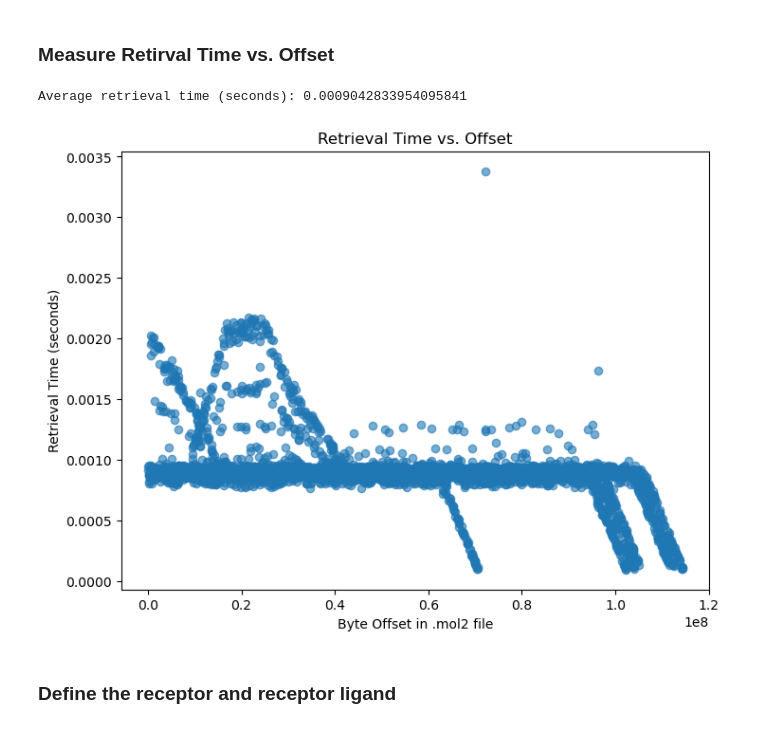
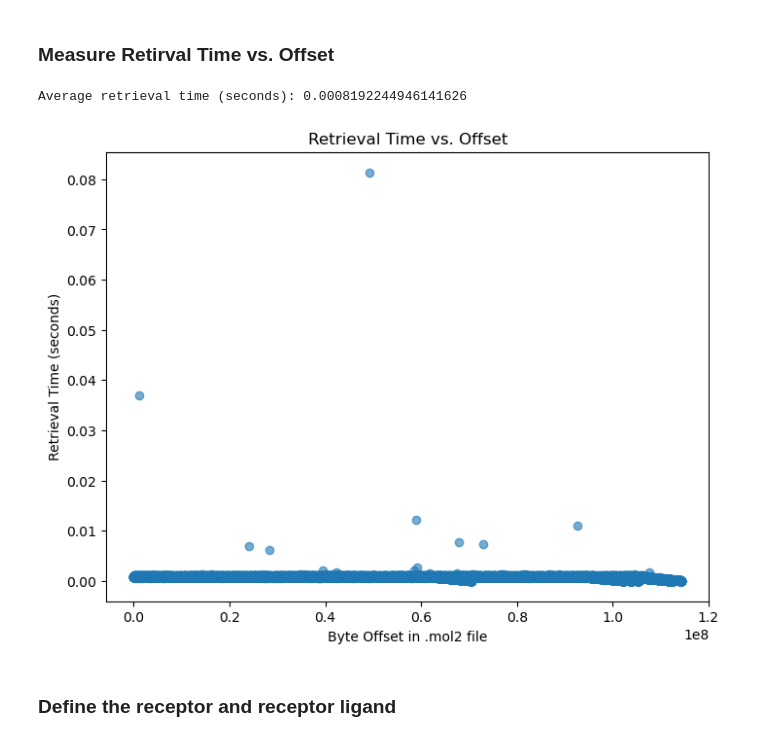
Before and after one commit to bl521/RadSmina, a Jupyter notebook: radsmina/DUDEZ_smina.ipynb, the cells around one changed output. Saved outputs shown, nothing was run; the diff lists cells and outputs as text; code cells hidden in the pictures.

```diff
--- a/radsmina/DUDEZ_smina.ipynb
+++ b/radsmina/DUDEZ_smina.ipynb
@@ -109,6 +108,6 @@ from smina.utils import build_goldilocks_index, retrieve_mol2_file, get_ligand_b
 # %%
-folder_dir = "/rds/general/user/bl521/home/smina_docking/super_goldilocks"
-big_index = build_goldilocks_index(folder_dir)
+folder_dir = examples("super_goldilocks")
+big_index = build_library_index(folder_dir)
 print(len(big_index))
 # %% [output]
 132884
@@ -157,13 +156,13 @@ def plot_offset_vs_time(offsets, times):
     plt.ylabel("Retrieval Time (seconds)")
     plt.show()
 # %%
-offsets, times = measure_retrieval_times(big_index, sample_size=5000)
+offsets, times = measure_retrieval_times(big_index, sample_size=132884)
 average_time = sum(times) / len(times)
 print(f"Average retrieval time (seconds): {average_time}")
 plot_offset_vs_time(offsets, times)
 # %% [output]
-Average retrieval time (seconds): 0.0009042833954095841
+Average retrieval time (seconds): 0.0008192244946141626
-[figure, old version]
+[figure, new version]
 # %% [markdown]
 ### Define the receptor and receptor ligand
 # %%
```
Also changed, not shown: parts of 11 cells of this notebook, 4 other files.
